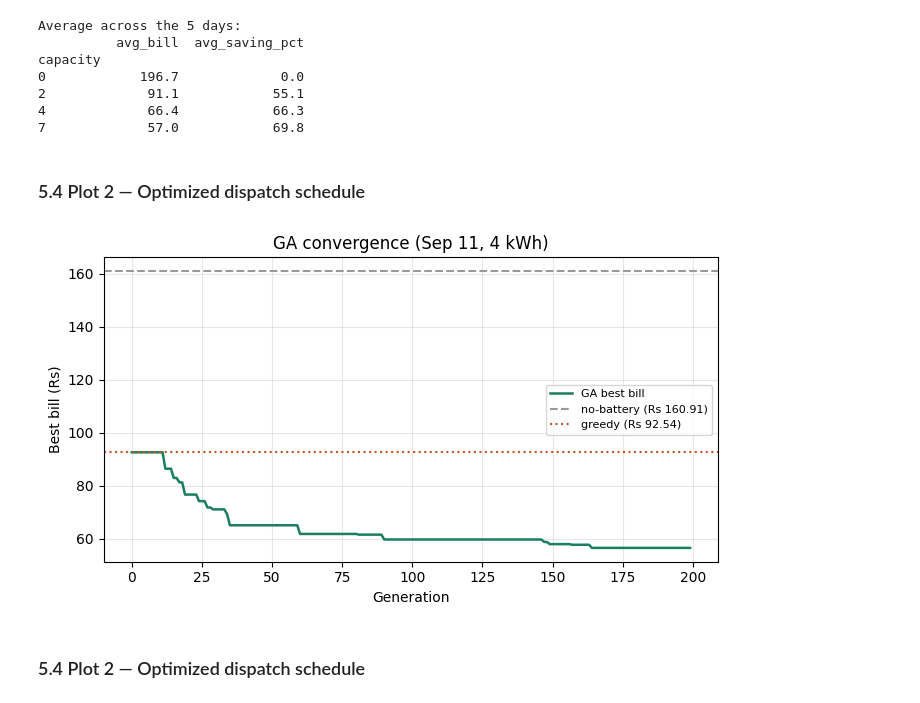
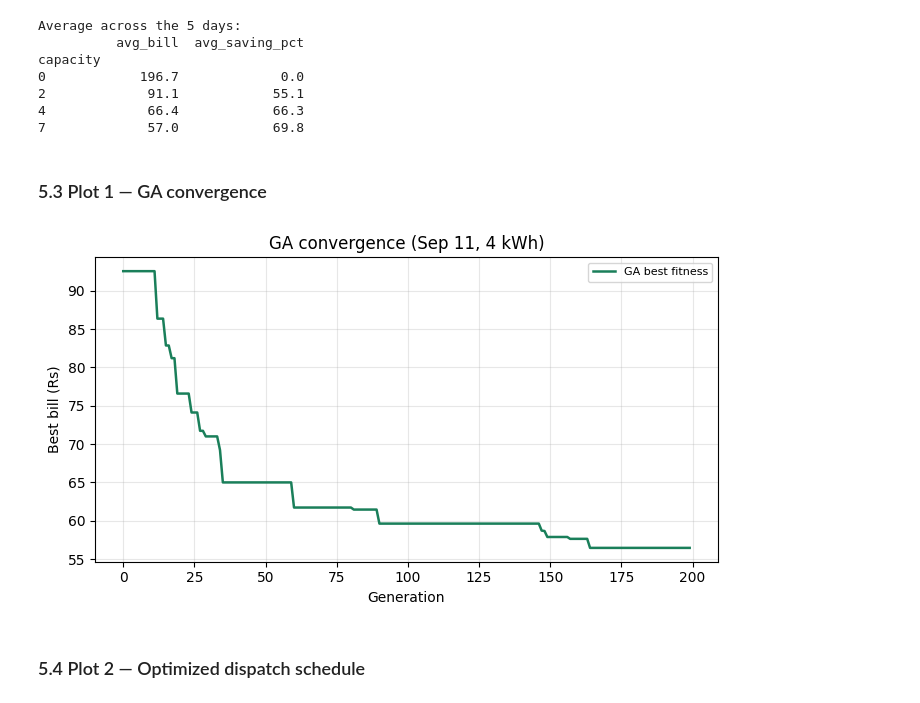
Before and after one commit to Adore96/WattWise, a Jupyter notebook: heuristic_energy_optimization.ipynb, the cells around one changed output. Cells and saved outputs as stored; diff of their text form; code cells hidden in the pictures.

Commit message:
Reorganize Stage 5 plots and add final GA results summary

```diff
--- a/heuristic_energy_optimization.ipynb
+++ b/heuristic_energy_optimization.ipynb
@@ -567,29 +567,21 @@ capacity
 2             91.1            55.1
 4             66.4            66.3
 7             57.0            69.8
-# %% [markdown]
-### 5.4 Plot 2 — Optimized dispatch schedule
-# %%
-import matplotlib.pyplot as plt
-
-day = get_day(df, "2026-09-11")
-r = run_ga(day, capacity=4, seed=1)
-
-plt.figure(figsize=(7, 4))
-plt.plot(r["history"], color="#1a7f5a", lw=1.8, label="GA best bill")
-plt.axhline(160.91, ls="--", color="#999", label="no-battery (Rs 160.91)")
-plt.axhline(92.54, ls=":", color="#c0562a", label="greedy (Rs 92.54)")
-
-plt.xlabel("Generation")
-plt.ylabel("Best bill (Rs)")
-plt.title("GA convergence (Sep 11, 4 kWh)")
-plt.legend(fontsize=8)
-plt.grid(alpha=0.3)
-
-plt.tight_layout()
-plt.show()
-# %% [output]
-[figure, removed]
+# %% [markdown]
+### 5.3 Plot 1 — GA convergence
+# %%
+import matplotlib.pyplot as plt
+
+day = get_day(df, "2026-09-11")
+r = run_ga(day, capacity=4, seed=1)
+
+plt.figure(figsize=(7, 4))
+plt.plot(r["history"], color="#1a7f5a", lw=1.8, label="GA best fitness")
+plt.xlabel("Generation"); plt.ylabel("Best bill (Rs)")
+plt.title("GA convergence (Sep 11, 4 kWh)"); plt.legend(fontsize=8); plt.grid(alpha=0.3)
+plt.tight_layout(); plt.show()
+# %% [output]
+[figure, added]
 # %% [markdown]
 ### 5.4 Plot 2 — Optimized dispatch schedule
 # %%
```
Also changed, not shown: parts of 3 cells of this notebook.
